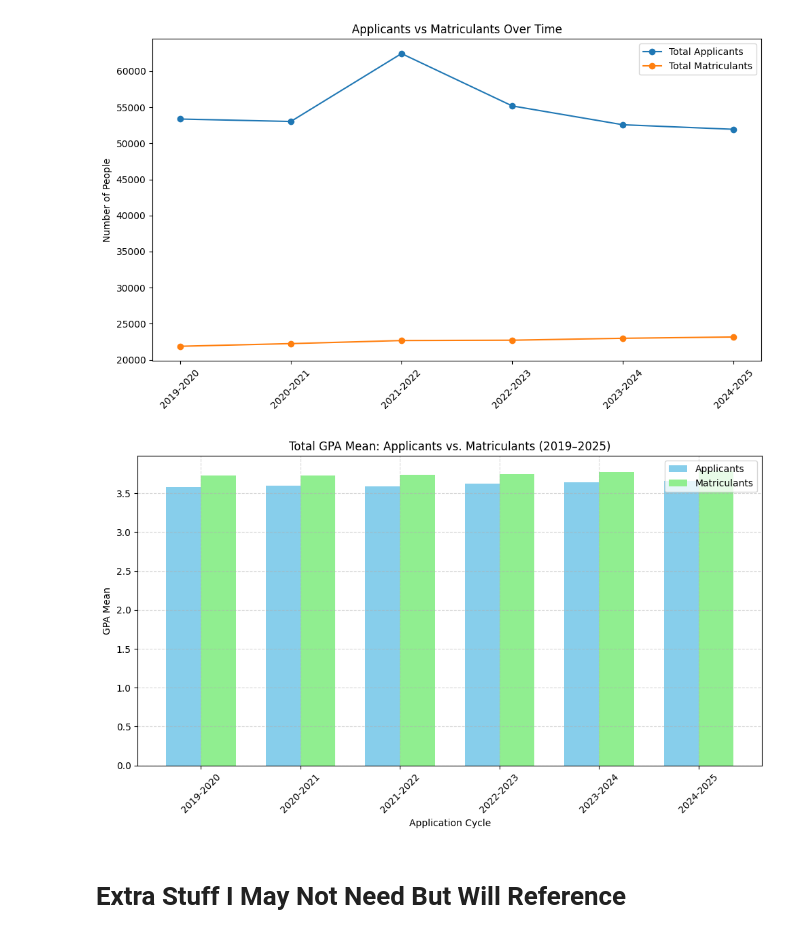
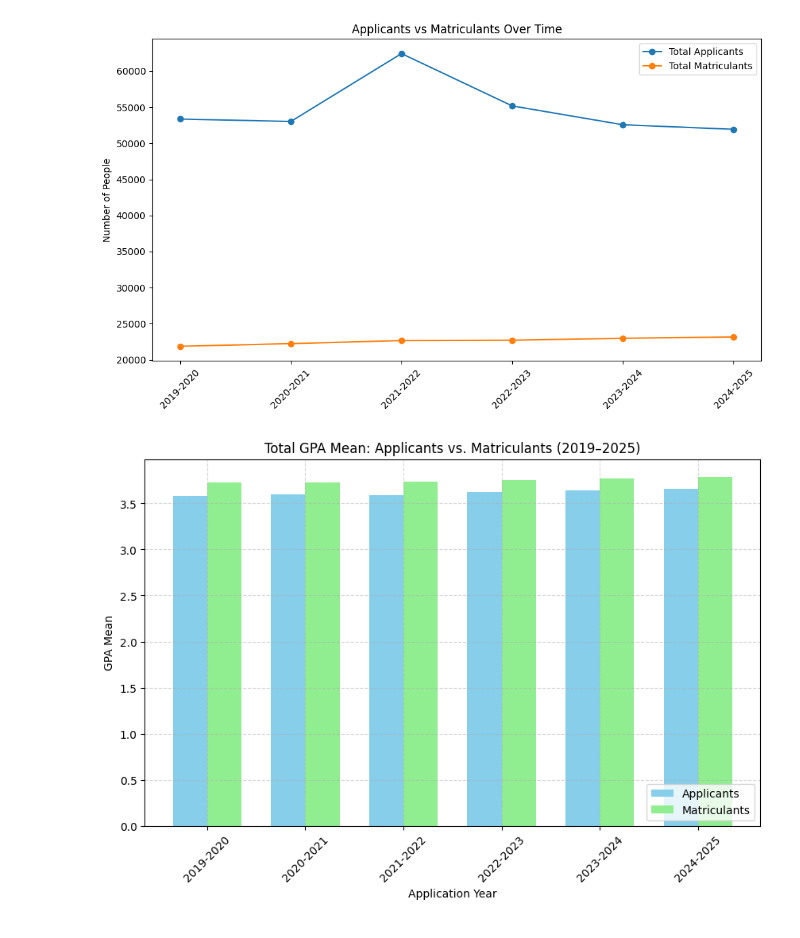
Before and after one commit to Blessing526/Med-School-Acceptances, a Jupyter notebook: Week_3_DSRP_Project_Set_Up.ipynb, the cells around one changed output. Cells and saved outputs as stored; diff of their text form; code cells hidden in the pictures.

```diff
--- a/Week_3_DSRP_Project_Set_Up.ipynb
+++ b/Week_3_DSRP_Project_Set_Up.ipynb
@@ -255,44 +255,39 @@ gpa_df = score_df[
 
 # Set the index to Group for easier plotting
 gpa_df = gpa_df.set_index('Group')
 
 # Select the relevant years
 years = ['2019-2020', '2020-2021', '2021-2022', '2022-2023', '2023-2024', '2024-2025']
 
 x_points = np.arange(len(years))
 
 # Plotting
 fig, ax = plt.subplots(figsize=(10, 6))
 
 # Bar plots for Applicants and Matriculants
-ax.bar(
+plt.bar(
     [i - 0.35/2 for i in x_points],
     gpa_df.loc['Applicants', years],
     0.35,
     label='Applicants',
     color='skyblue'
 )
-ax.bar(
+plt.bar(
     [i + 0.35/2 for i in x_points],
     gpa_df.loc['Matriculants', years],
     0.35,
     label='Matriculants',
     color='lightgreen'
 )
 
-ax.set_title('Total GPA Mean: Applicants vs. Matriculants (2019–2025)')
-ax.set_xlabel('Application Year')
-ax.set_ylabel('GPA Mean')
-ax.set_xticks(x_points)
-ax.set_xticklabels(years, rotation=45)
-ax.legend()
-ax.grid(True, linestyle='--', alpha=0.5)
+plt.title('Total GPA Mean: Applicants vs. Matriculants (2019–2025)')
+plt.xlabel('Application Year')
+plt.ylabel('GPA Mean')
+plt.xticks(x_points, years, rotation=45)
+plt.legend(loc='lower right')
+plt.grid(True, linestyle='--', alpha=0.5)
 
-plt.tight_layout()
 plt.show()
-
 #comparing the GPA Total Mean of applicants vs. matriculants side by side.
 # %% [output]
-[figure, old version]
+[figure, new version]
-# %% [markdown]
-# **Extra Stuff I May Not Need But Will Reference**
```
Also changed, not shown: parts of 4 cells of this notebook.
